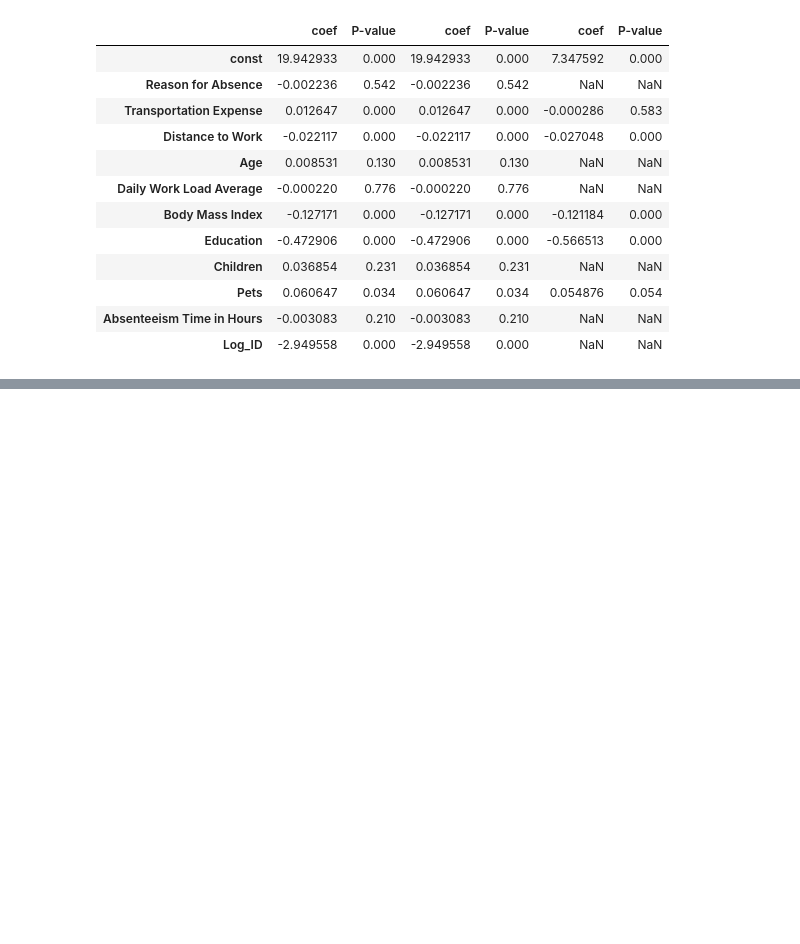
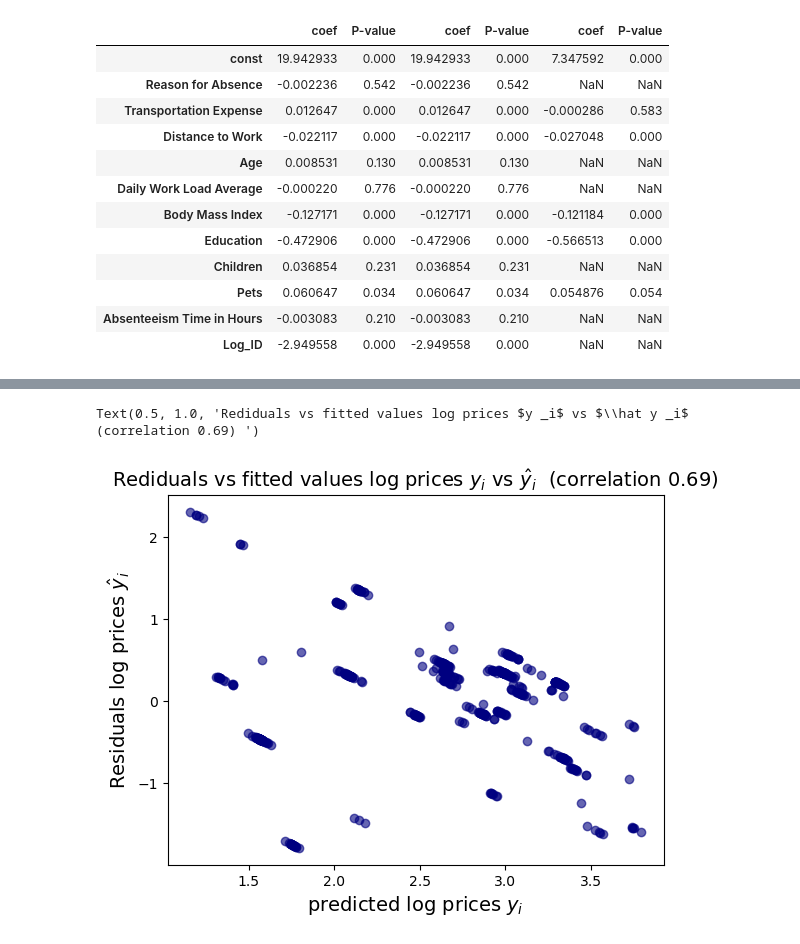
Before and after one commit to Muhammedhchm/Muhammedhchm.Github.io, a Jupyter notebook: Regression Tests .ipynb, the cells around one changed output, grey strips where cells are left out. Saved outputs shown, nothing was run; the diff lists cells and outputs as text; code cells hidden in the pictures; blank space fills up the shorter version.

```diff
--- a/Regression Tests .ipynb
+++ b/Regression Tests .ipynb
@@ -359,0 +450,9 @@ pd.concat(frames , axis = 1)
+# %%
+plt.scatter(x=  results.fittedvalues , y = results.resid , c = 'navy' , alpha = 0.6 )
+
+plt.xlabel('predicted log prices $y _i$' ,fontsize = 14 )
+plt.ylabel('Residuals log prices $\hat y  _i$' ,fontsize = 14 )
+plt.title(f'Rediduals vs fitted values log prices $y _i$ vs $\hat y _i$  (correlation {corr}) ',fontsize = 14 )
+# %% [output]
+Text(0.5, 1.0, 'Rediduals vs fitted values log prices $y _i$ vs $\\hat y _i$  (correlation 0.69) ')
+[figure, added]
```
Also changed, not shown: parts of 6 cells of this notebook.
